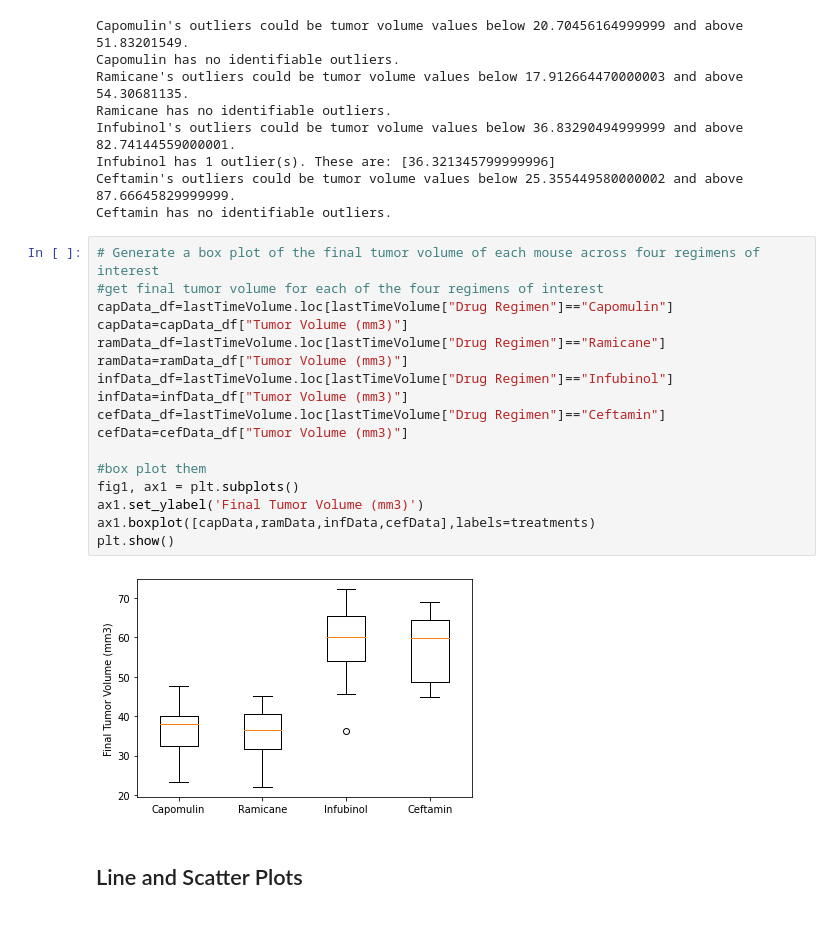
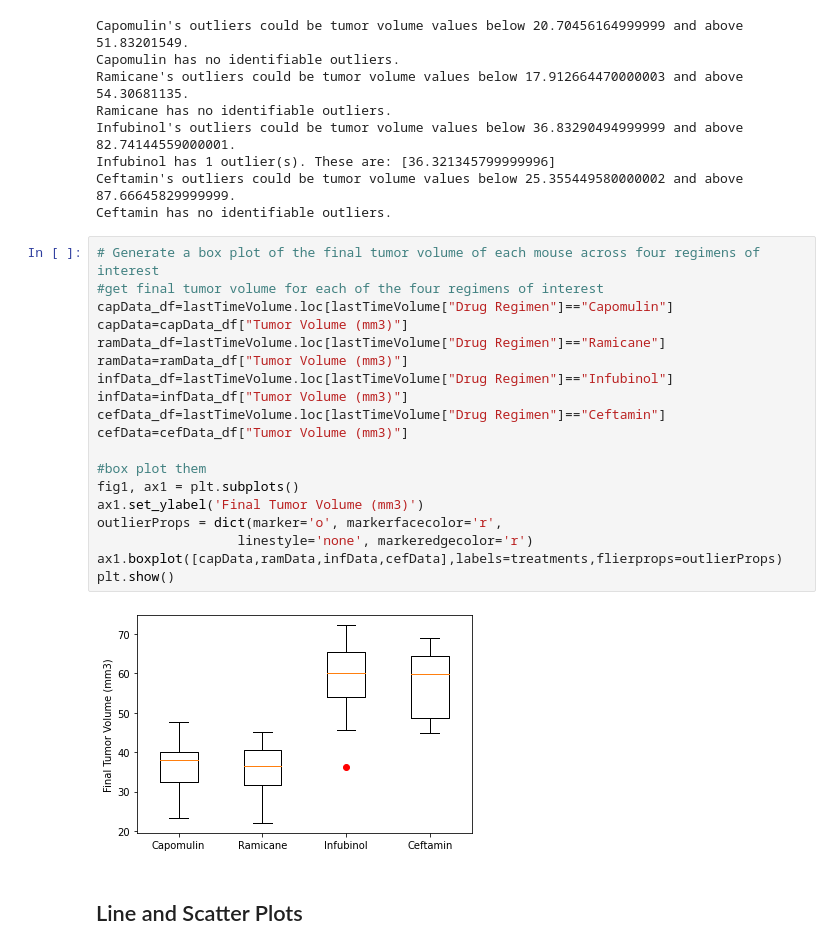
Before and after one commit to RBLevine/matplotlib-challenge, a Jupyter notebook: Pymaceuticals/pymaceuticals_starter.ipynb, the cells around one changed output. Drawn from its saved outputs; the diff is of its cells as text.

```diff
--- a/Pymaceuticals/pymaceuticals_starter.ipynb
+++ b/Pymaceuticals/pymaceuticals_starter.ipynb
@@ -294,22 +301,24 @@ Ceftamin has no identifiable outliers.
 # %%
 # Generate a box plot of the final tumor volume of each mouse across four regimens of interest
 #get final tumor volume for each of the four regimens of interest
 capData_df=lastTimeVolume.loc[lastTimeVolume["Drug Regimen"]=="Capomulin"]
 capData=capData_df["Tumor Volume (mm3)"]
 ramData_df=lastTimeVolume.loc[lastTimeVolume["Drug Regimen"]=="Ramicane"]
 ramData=ramData_df["Tumor Volume (mm3)"]
 infData_df=lastTimeVolume.loc[lastTimeVolume["Drug Regimen"]=="Infubinol"]
 infData=infData_df["Tumor Volume (mm3)"]
 cefData_df=lastTimeVolume.loc[lastTimeVolume["Drug Regimen"]=="Ceftamin"]
 cefData=cefData_df["Tumor Volume (mm3)"]
 
 #box plot them
 fig1, ax1 = plt.subplots()
 ax1.set_ylabel('Final Tumor Volume (mm3)')
-ax1.boxplot([capData,ramData,infData,cefData],labels=treatments)
+outlierProps = dict(marker='o', markerfacecolor='r',
+                  linestyle='none', markeredgecolor='r')
+ax1.boxplot([capData,ramData,infData,cefData],labels=treatments,flierprops=outlierProps)
 plt.show()
 # %% [output]
-[figure, old version]
+[figure, new version]
 # %% [markdown]
 ## Line and Scatter Plots
 # %%
```
Also changed, not shown: parts of 3 cells of this notebook.
